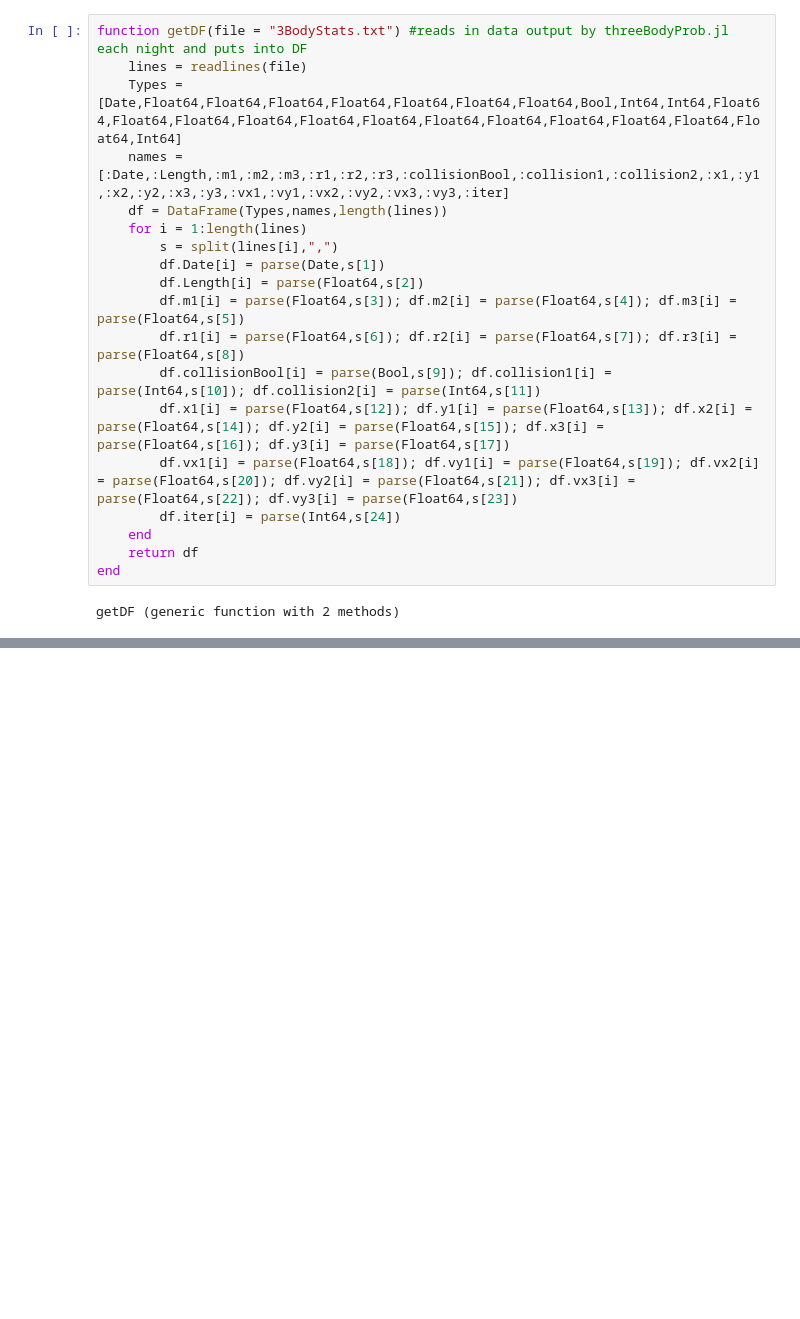
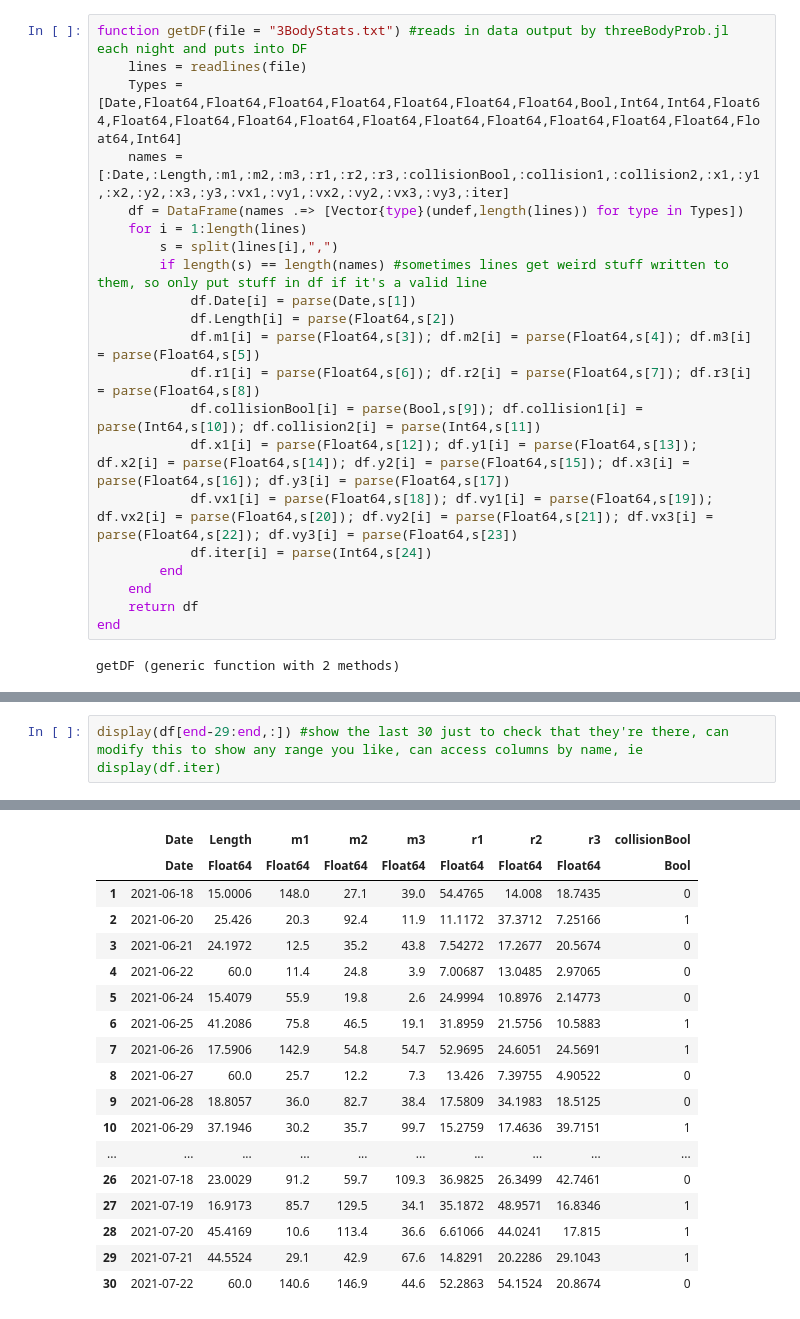
Before and after one commit to kirklong/ThreeBodyBot, a Jupyter notebook: 3BodyAnalysis.ipynb, the cells around one changed output, grey strips where cells are left out. Cells and saved outputs as stored; diff of their text form; blank space fills up the shorter version.

```diff
--- a/3BodyAnalysis.ipynb
+++ b/3BodyAnalysis.ipynb
@@ -9,17 +9,19 @@ function getDF(file = "3BodyStats.txt") #reads in data output by threeBodyProb.j
     lines = readlines(file)
     Types = [Date,Float64,Float64,Float64,Float64,Float64,Float64,Float64,Bool,Int64,Int64,Float64,Float64,Float64,Float64,Float64,Float64,Float64,Float64,Float64,Float64,Float64,Float64,Int64]
     names = [:Date,:Length,:m1,:m2,:m3,:r1,:r2,:r3,:collisionBool,:collision1,:collision2,:x1,:y1,:x2,:y2,:x3,:y3,:vx1,:vy1,:vx2,:vy2,:vx3,:vy3,:iter]
-    df = DataFrame(Types,names,length(lines))
+    df = DataFrame(names .=> [Vector{type}(undef,length(lines)) for type in Types])
     for i = 1:length(lines)
         s = split(lines[i],",")
-        df.Date[i] = parse(Date,s[1])
-        df.Length[i] = parse(Float64,s[2])
-        df.m1[i] = parse(Float64,s[3]); df.m2[i] = parse(Float64,s[4]); df.m3[i] = parse(Float64,s[5])
-        df.r1[i] = parse(Float64,s[6]); df.r2[i] = parse(Float64,s[7]); df.r3[i] = parse(Float64,s[8])
-        df.collisionBool[i] = parse(Bool,s[9]); df.collision1[i] = parse(Int64,s[10]); df.collision2[i] = parse(Int64,s[11])
-        df.x1[i] = parse(Float64,s[12]); df.y1[i] = parse(Float64,s[13]); df.x2[i] = parse(Float64,s[14]); df.y2[i] = parse(Float64,s[15]); df.x3[i] = parse(Float64,s[16]); df.y3[i] = parse(Float64,s[17])
-        df.vx1[i] = parse(Float64,s[18]); df.vy1[i] = parse(Float64,s[19]); df.vx2[i] = parse(Float64,s[20]); df.vy2[i] = parse(Float64,s[21]); df.vx3[i] = parse(Float64,s[22]); df.vy3[i] = parse(Float64,s[23])
-        df.iter[i] = parse(Int64,s[24])
+        if length(s) == length(names) #sometimes lines get weird stuff written to them, so only put stuff in df if it's a valid line
+            df.Date[i] = parse(Date,s[1])
+            df.Length[i] = parse(Float64,s[2])
+            df.m1[i] = parse(Float64,s[3]); df.m2[i] = parse(Float64,s[4]); df.m3[i] = parse(Float64,s[5])
+            df.r1[i] = parse(Float64,s[6]); df.r2[i] = parse(Float64,s[7]); df.r3[i] = parse(Float64,s[8])
+            df.collisionBool[i] = parse(Bool,s[9]); df.collision1[i] = parse(Int64,s[10]); df.collision2[i] = parse(Int64,s[11])
+            df.x1[i] = parse(Float64,s[12]); df.y1[i] = parse(Float64,s[13]); df.x2[i] = parse(Float64,s[14]); df.y2[i] = parse(Float64,s[15]); df.x3[i] = parse(Float64,s[16]); df.y3[i] = parse(Float64,s[17])
+            df.vx1[i] = parse(Float64,s[18]); df.vy1[i] = parse(Float64,s[19]); df.vx2[i] = parse(Float64,s[20]); df.vy2[i] = parse(Float64,s[21]); df.vx3[i] = parse(Float64,s[22]); df.vy3[i] = parse(Float64,s[23])
+            df.iter[i] = parse(Int64,s[24])
+        end
     end
     return df
 end
@@ -93,0 +52,3 @@ df[:,19:end] #rest of them
+# %%
+display(df[end-29:end,:]) #show the last 30 just to check that they're there, can modify this to show any range you like, can access columns by name, ie display(df.iter)
+# %% [output]
@@ -94,3 +56,21 @@ df[:,19:end] #rest of them
+|  | Date | Length | m1 | m2 | m3 | r1 | r2 | r3 | collisionBool |
+|  | Date | Float64 | Float64 | Float64 | Float64 | Float64 | Float64 | Float64 | Bool |
+| 1 | 2021-06-18 | 15.0006 | 148.0 | 27.1 | 39.0 | 54.4765 | 14.008 | 18.7435 | 0 |
+| 2 | 2021-06-20 | 25.426 | 20.3 | 92.4 | 11.9 | 11.1172 | 37.3712 | 7.25166 | 1 |
+| 3 | 2021-06-21 | 24.1972 | 12.5 | 35.2 | 43.8 | 7.54272 | 17.2677 | 20.5674 | 0 |
+| 4 | 2021-06-22 | 60.0 | 11.4 | 24.8 | 3.9 | 7.00687 | 13.0485 | 2.97065 | 0 |
+| 5 | 2021-06-24 | 15.4079 | 55.9 | 19.8 | 2.6 | 24.9994 | 10.8976 | 2.14773 | 0 |
+| 6 | 2021-06-25 | 41.2086 | 75.8 | 46.5 | 19.1 | 31.8959 | 21.5756 | 10.5883 | 1 |
+| 7 | 2021-06-26 | 17.5906 | 142.9 | 54.8 | 54.7 | 52.9695 | 24.6051 | 24.5691 | 1 |
+| 8 | 2021-06-27 | 60.0 | 25.7 | 12.2 | 7.3 | 13.426 | 7.39755 | 4.90522 | 0 |
+| 9 | 2021-06-28 | 18.8057 | 36.0 | 82.7 | 38.4 | 17.5809 | 34.1983 | 18.5125 | 0 |
+| 10 | 2021-06-29 | 37.1946 | 30.2 | 35.7 | 99.7 | 15.2759 | 17.4636 | 39.7151 | 1 |
+| ... | ... | ... | ... | ... | ... | ... | ... | ... | ... |
+| 26 | 2021-07-18 | 23.0029 | 91.2 | 59.7 | 109.3 | 36.9825 | 26.3499 | 42.7461 | 0 |
+| 27 | 2021-07-19 | 16.9173 | 85.7 | 129.5 | 34.1 | 35.1872 | 48.9571 | 16.8346 | 1 |
+| 28 | 2021-07-20 | 45.4169 | 10.6 | 113.4 | 36.6 | 6.61066 | 44.0241 | 17.815 | 1 |
+| 29 | 2021-07-21 | 44.5524 | 29.1 | 42.9 | 67.6 | 14.8291 | 20.2286 | 29.1043 | 1 |
+| 30 | 2021-07-22 | 60.0 | 140.6 | 146.9 | 44.6 | 52.2863 | 54.1524 | 20.8674 | 0 |
 # %%
 N=size(df)[1]; cFrac=size(df[df.collisionBool .== true,:])[1]/N; tFrac = size(df[(df.collisionBool .== false) .& (df.Length .== 50.0),:])[1]/N; eFrac = 1.0 - tFrac - cFrac
 collidedX=vcat(df[df.collisionBool .== true, :].x1, df[df.collisionBool .== true, :].x2, df[df.collisionBool .== true, :].x3)
```
Also changed, not shown: parts of 5 cells of this notebook.
